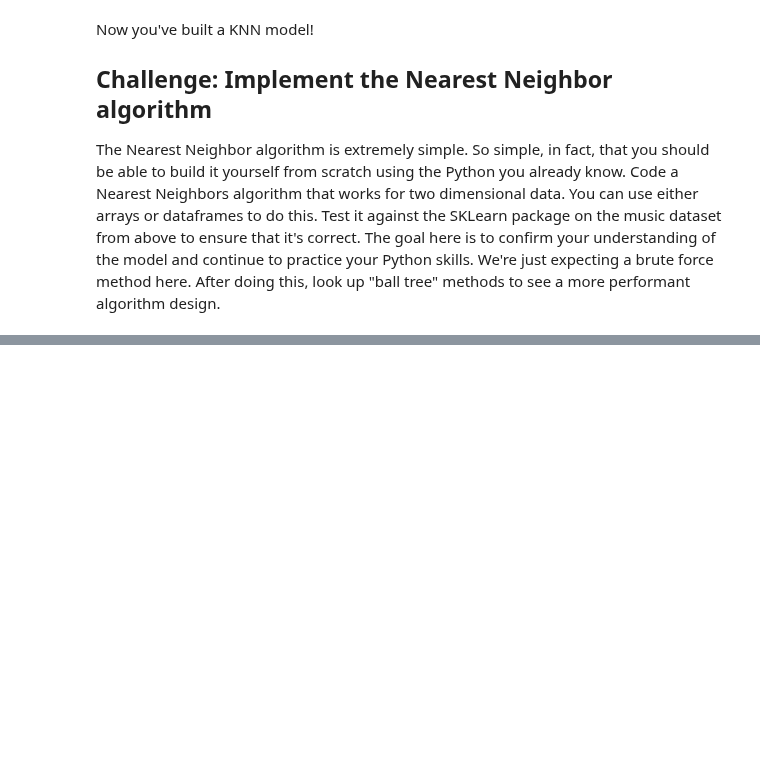
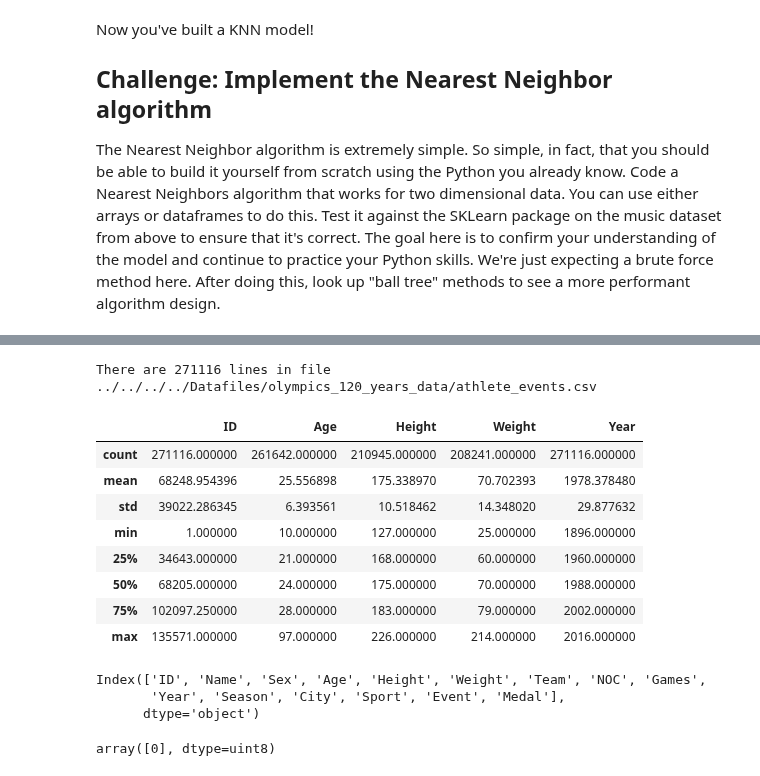
Before and after one commit to loupendley/Thinkful, a Jupyter notebook: HomeworkProjects/Unit3/Lesson1/Project1/KNearestNeighborsClassifier3.1.1.ipynb, the cells around one changed output, grey strips where cells are left out. Drawn from its saved outputs; the diff is of its cells as text; code cells hidden in the pictures; blank space fills up the shorter version.

```diff
--- a/HomeworkProjects/Unit3/Lesson1/Project1/KNearestNeighborsClassifier3.1.1.ipynb
+++ b/HomeworkProjects/Unit3/Lesson1/Project1/KNearestNeighborsClassifier3.1.1.ipynb
@@ -1,6 +1,22 @@
 # %%
+import datetime
 import numpy as np
 import pandas as pd
 import matplotlib.pyplot as plt
 import scipy
+from sklearn.neighbors import KNeighborsClassifier
 %matplotlib inline
+
+pd.set_option('max_columns', 200)
+# %%
+def get_file_encoding(fn):
+    import chardet
+
+    with open(fn, 'rb') as f:
+        content = f.read()
+
+    charset = chardet.detect(content)
+    # {'encoding': 'EUC-JP', 'confidence': 0.99}
+    #print("character set = {}".format(charset['encoding']))
+
+    return charset['encoding']
@@ -292,0 +237,21 @@ KeyError: "['bass'] not in index"
+# %%
+file = "../../../../Datafiles/olympics_120_years_data/athlete_events.csv"
+athletes, encoding = open_and_load_file(file, None, 0)
+athletes.describe()
+# %% [output]
+There are 271116 lines in file ../../../../Datafiles/olympics_120_years_data/athlete_events.csv
+|  | ID | Age | Height | Weight | Year |
+| count | 271116.000000 | 261642.000000 | 210945.000000 | 208241.000000 | 271116.000000 |
+| mean | 68248.954396 | 25.556898 | 175.338970 | 70.702393 | 1978.378480 |
+| std | 39022.286345 | 6.393561 | 10.518462 | 14.348020 | 29.877632 |
+| min | 1.000000 | 10.000000 | 127.000000 | 25.000000 | 1896.000000 |
+| 25% | 34643.000000 | 21.000000 | 168.000000 | 60.000000 | 1960.000000 |
+| 50% | 68205.000000 | 24.000000 | 175.000000 | 70.000000 | 1988.000000 |
+| 75% | 102097.250000 | 28.000000 | 183.000000 | 79.000000 | 2002.000000 |
+| max | 135571.000000 | 97.000000 | 226.000000 | 214.000000 | 2016.000000 |
+# %%
+athletes.columns
+# %% [output]
+Index(['ID', 'Name', 'Sex', 'Age', 'Height', 'Weight', 'Team', 'NOC', 'Games',
+       'Year', 'Season', 'City', 'Sport', 'Event', 'Medal'],
+      dtype='object')
@@ -292,0 +277,16 @@ KeyError: "['bass'] not in index"
+# %%
+neighbors = KNeighborsClassifier(n_neighbors=6)
+X = athletes[(athletes['SexBinary'] == 0)][['Height', 'Weight', 'Age']]
+# print("X={}".format(X))
+Y = athletes[(athletes['SexBinary'] == 0)]['category_Figure Skating']
+# print("Y={}".format(Y))
+neighbors.fit(X,Y)
+
+## Predict.         Ht,  Wt, Sx
+# neighbors.predict([[193, 89, 1, 24]])
+# neighbors.predict([[174, 64, 1, 24]])
+# neighbors.predict([[165, 59, 0, 26]])
+# neighbors.predict([[196, 84, 1, 19]])
+neighbors.predict([[162,54,22]])
+# %% [output]
+array([0], dtype=uint8)
```
Also changed, not shown: parts of 11 cells of this notebook.
